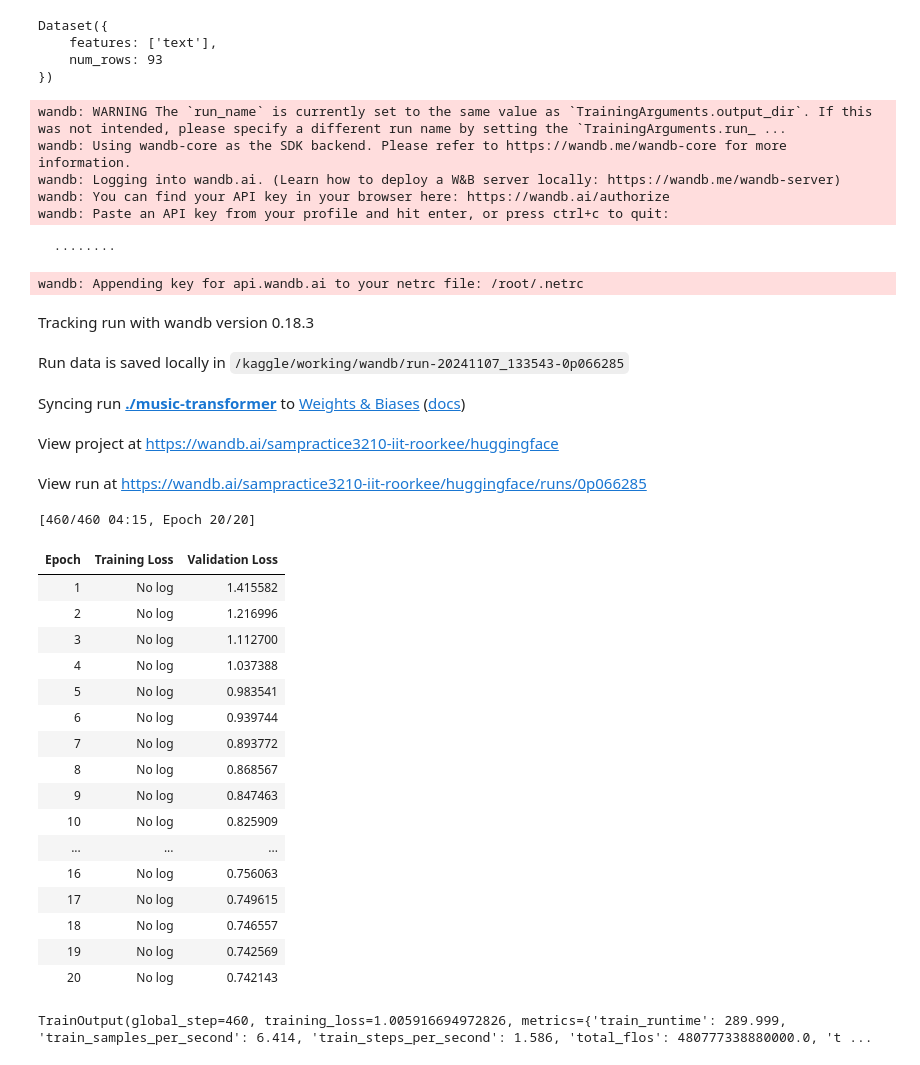
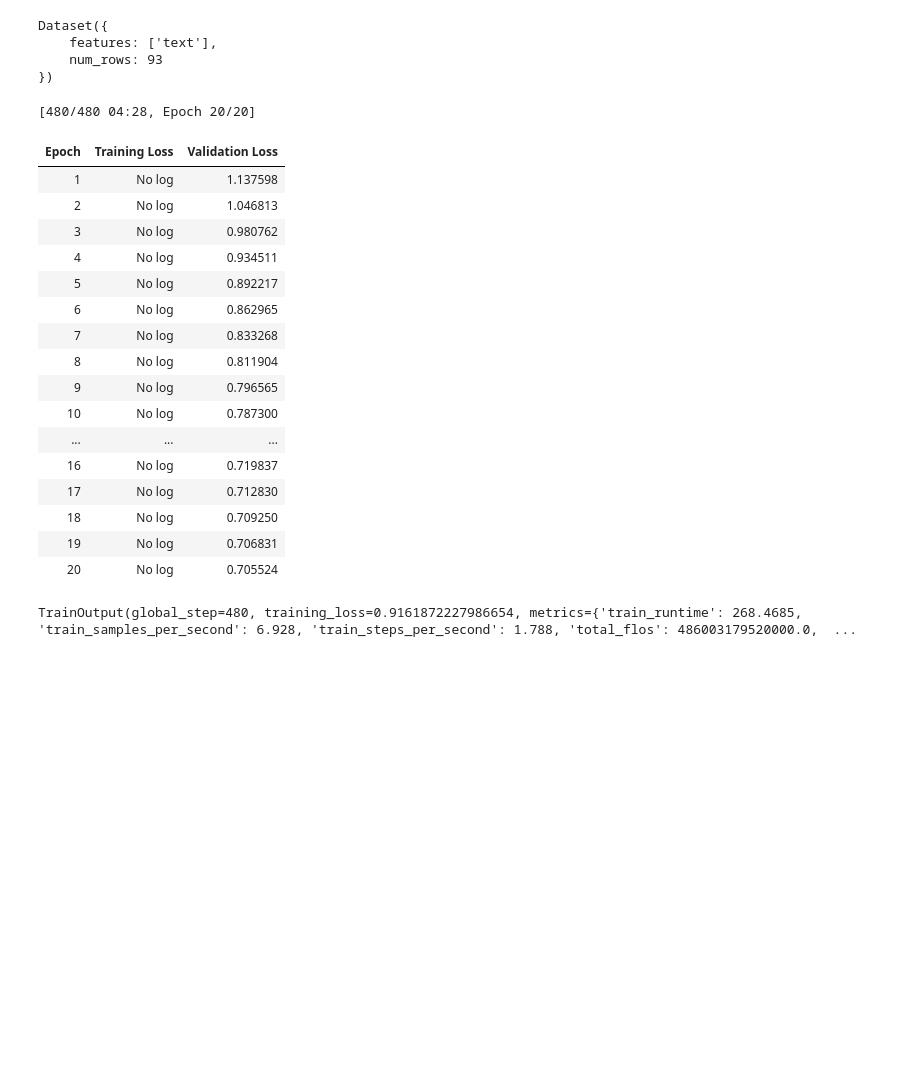
Before and after one commit to SamJ70/BYOP, a Jupyter notebook: byop-music-generator.ipynb, the cells around one changed output. Drawn from its saved outputs; the diff is of its cells as text; code cells hidden in the pictures; blank space fills up the shorter version.

```diff
--- a/byop-music-generator.ipynb
+++ b/byop-music-generator.ipynb
@@ -245,70 +214,47 @@ def tokenize_function(examples):
 tokenized_data = dataset.map(tokenize_function, batched=True)
 # %%
+# Data collator for causal language modeling
 data_collator = DataCollatorForLanguageModeling(tokenizer=tokenizer, mlm=False)
 
-from transformers import Trainer, TrainingArguments
-
-if tokenizer.pad_token is None:
-    tokenizer.pad_token = tokenizer.eos_token  # Use EOS as pad token if pad_token is not set
-
-# Set `pad_token_id` and ensure it is reflected in model configuration
-model.config.pad_token_id = tokenizer.pad_token_id
-
-
-# Training arguments
+# 4. Training Arguments and Trainer
 training_args = TrainingArguments(
     output_dir="./music-transformer",
     evaluation_strategy="epoch",
     learning_rate=5e-5,
     per_device_train_batch_size=2,
     num_train_epochs=20,
     weight_decay=0.01,
-    fp16=True,  # Use FP16 for T4 GPU
-    dataloader_drop_last=True
+    fp16=True  # Use FP16 for T4 GPU
 )
 
-# Trainer configuration, ensuring attention masks are used
 trainer = Trainer(
     model=model,
     args=training_args,
     train_dataset=tokenized_data,
     eval_dataset=tokenized_data,
-    data_collator=data_collator,
-    tokenizer=tokenizer  # Ensure the tokenizer is passed in
+    data_collator=data_collator
 )
 
-# Training the model
+# 5. Train the Model
 trainer.train()
 # %% [output]
-wandb: WARNING The `run_name` is currently set to the same value as `TrainingArguments.output_dir`. If this was not intended, please specify a different run name by setting the `TrainingArguments.run_ ...
-wandb: Using wandb-core as the SDK backend. Please refer to https://wandb.me/wandb-core for more information.
-wandb: Logging into wandb.ai. (Learn how to deploy a W&B server locally: https://wandb.me/wandb-server)
-wandb: You can find your API key in your browser here: https://wandb.ai/authorize
-wandb: Paste an API key from your profile and hit enter, or press ctrl+c to quit:
+[480/480 04:28, Epoch 20/20]
+| Epoch | Training Loss | Validation Loss |
+| 1 | No log | 1.137598 |
+| 2 | No log | 1.046813 |
+| 3 | No log | 0.980762 |
+| 4 | No log | 0.934511 |
+| 5 | No log | 0.892217 |
+| 6 | No log | 0.862965 |
+| 7 | No log | 0.833268 |
+| 8 | No log | 0.811904 |
+| 9 | No log | 0.796565 |
+| 10 | No log | 0.787300 |
+| ... | ... | ... |
+| 16 | No log | 0.719837 |
+| 17 | No log | 0.712830 |
+| 18 | No log | 0.709250 |
+| 19 | No log | 0.706831 |
+| 20 | No log | 0.705524 |
-  ········
+TrainOutput(global_step=480, training_loss=0.9161872227986654, metrics={'train_runtime': 268.4685, 'train_samples_per_second': 6.928, 'train_steps_per_second': 1.788, 'total_flos': 486003179520000.0,  ...
-wandb: Appending key for api.wandb.ai to your netrc file: /root/.netrc
-Tracking run with wandb version 0.18.3
-Run data is saved locally in /kaggle/working/wandb/run-20241107_133543-0p066285
-Syncing run ./music-transformer to Weights & Biases (docs)
-View project at https://wandb.ai/sampractice3210-iit-roorkee/huggingface
-View run at https://wandb.ai/sampractice3210-iit-roorkee/huggingface/runs/0p066285
-[460/460 04:15, Epoch 20/20]
-| Epoch | Training Loss | Validation Loss |
-| 1 | No log | 1.415582 |
-| 2 | No log | 1.216996 |
-| 3 | No log | 1.112700 |
-| 4 | No log | 1.037388 |
-| 5 | No log | 0.983541 |
-| 6 | No log | 0.939744 |
-| 7 | No log | 0.893772 |
-| 8 | No log | 0.868567 |
-| 9 | No log | 0.847463 |
-| 10 | No log | 0.825909 |
-| ... | ... | ... |
-| 16 | No log | 0.756063 |
-| 17 | No log | 0.749615 |
-| 18 | No log | 0.746557 |
-| 19 | No log | 0.742569 |
-| 20 | No log | 0.742143 |
-TrainOutput(global_step=460, training_loss=1.005916694972826, metrics={'train_runtime': 289.999, 'train_samples_per_second': 6.414, 'train_steps_per_second': 1.586, 'total_flos': 480777338880000.0, 't ...
 # %%
```
Also changed, not shown: parts of 26 cells of this notebook, 3 other files.
